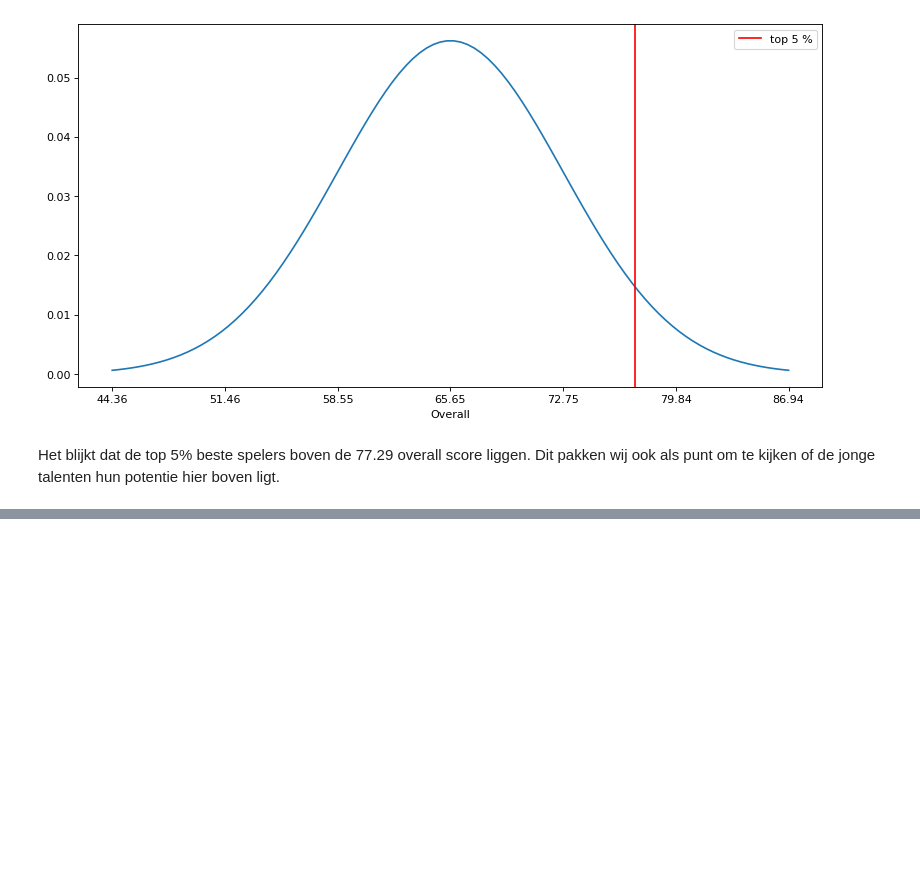
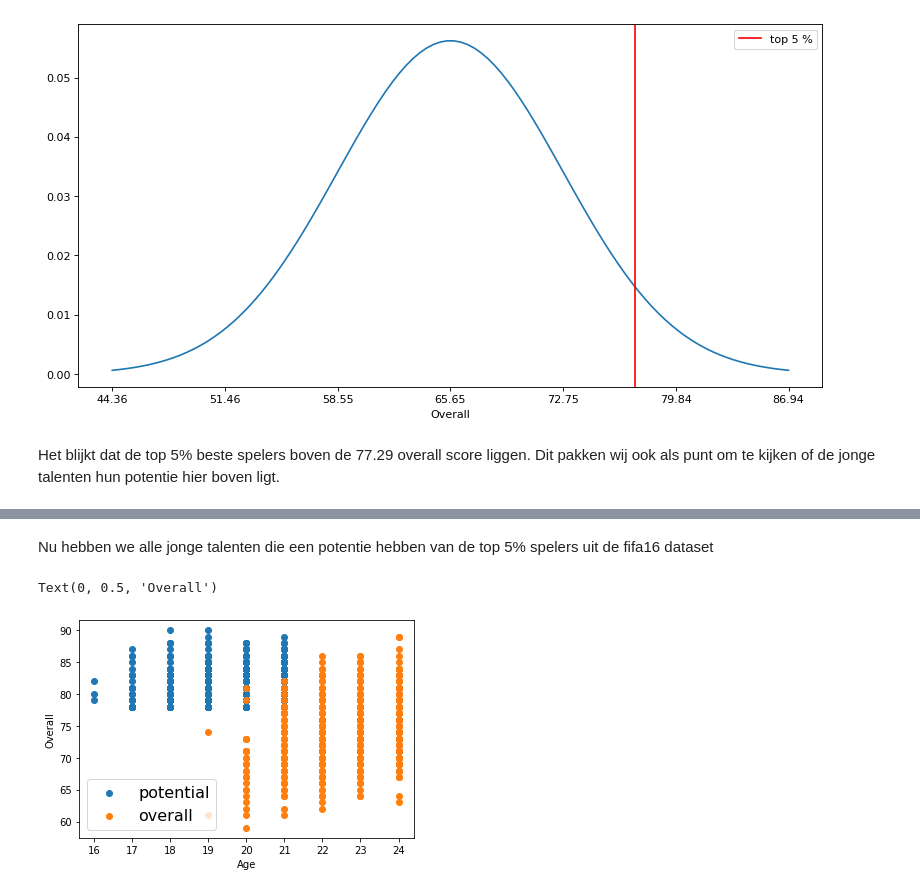
Before and after one commit to Redouanelh/casusopdracht, a Jupyter notebook: fifa19/casusopdracht_onderzoeksvragen.ipynb, the cells around one changed output, grey strips where cells are left out. Saved outputs shown, nothing was run; the diff lists cells and outputs as text; code cells hidden in the pictures; blank space fills up the shorter version.

Commit message:
Vraag potentie af (behalve commentaar)

```diff
--- a/fifa19/casusopdracht_onderzoeksvragen.ipynb
+++ b/fifa19/casusopdracht_onderzoeksvragen.ipynb
@@ -776,3 +757,10 @@ extern_filter
+# %%
+fifa_source = fifa_source.rename(columns={'Age': "age19", "Overall": "overall19"})
+fifa_source
+df = pd.merge(extern_source, fifa_source[['ID', 'age19', 'overall19']], how='left', left_on='sofifa_id', right_on='ID')
+
+df = df.loc[df['age'] <= 21]
+# df['age19']
 # %% [markdown]
 Om dit te kunnen voorspellen moet eerst het volgende bepaald worden:
 - Wat is nou een goede potentie?
@@ -827,0 +798,3 @@ extern_filter
+# %%
+df = df.loc[df['potential'] >= top5]
+df
@@ -827,0 +815,11 @@ extern_filter
+# %% [markdown]
+Nu hebben we alle jonge talenten die een potentie hebben van de top 5% spelers uit de fifa16 dataset
+# %%
+plt.scatter(df['age'], df['potential'], label='potential')
+plt.scatter(df['age19'], df['overall19'], label='overall')
+plt.legend(loc='best', fontsize=16)
+plt.xlabel('Age')
+plt.ylabel('Overall')
+# %% [output]
+Text(0, 0.5, 'Overall')
+[figure, added]
```
Also changed, not shown: parts of 12 cells of this notebook.
